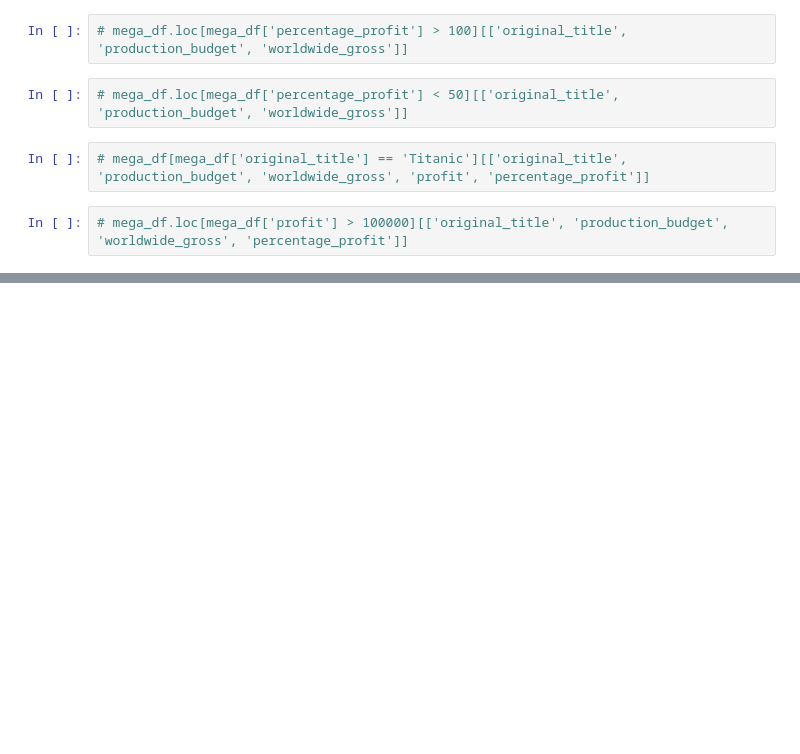
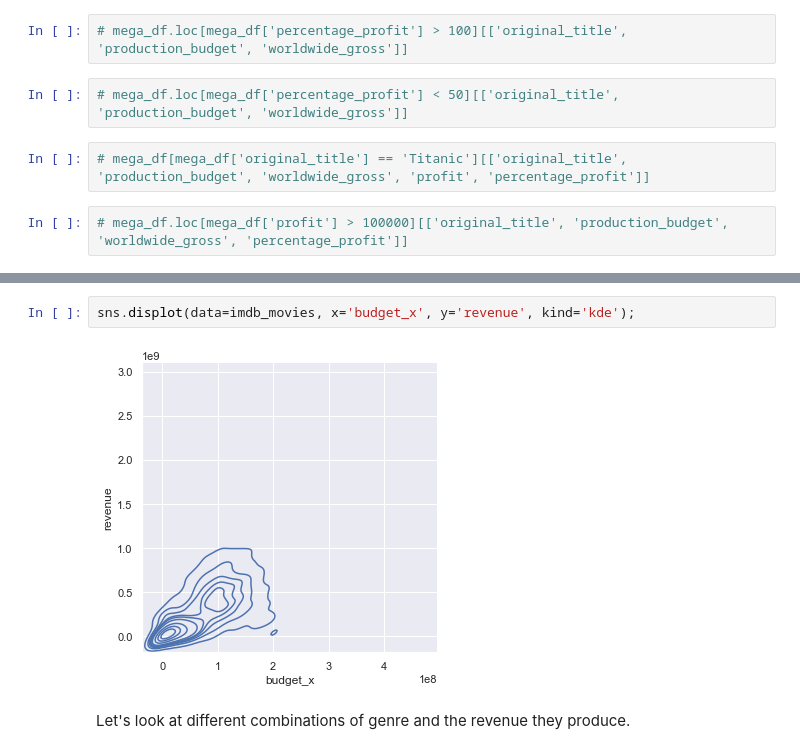
Before and after one commit to Reynch/dsc-phase-2-project-v3, a Jupyter notebook: Rachel.ipynb, the cells around one changed output, grey strips where cells are left out. Drawn from its saved outputs; the diff is of its cells as text; blank space fills up the shorter version.

```diff
--- a/Rachel.ipynb
+++ b/Rachel.ipynb
@@ -495,0 +523,6 @@ plt.show();
+# %%
+sns.displot(data=imdb_movies, x='budget_x', y='revenue', kind='kde');
+# %% [output]
+[figure, added]
+# %% [markdown]
+Let's look at different combinations of genre and the revenue they produce.
```
Also changed, not shown: parts of 33 cells of this notebook.
